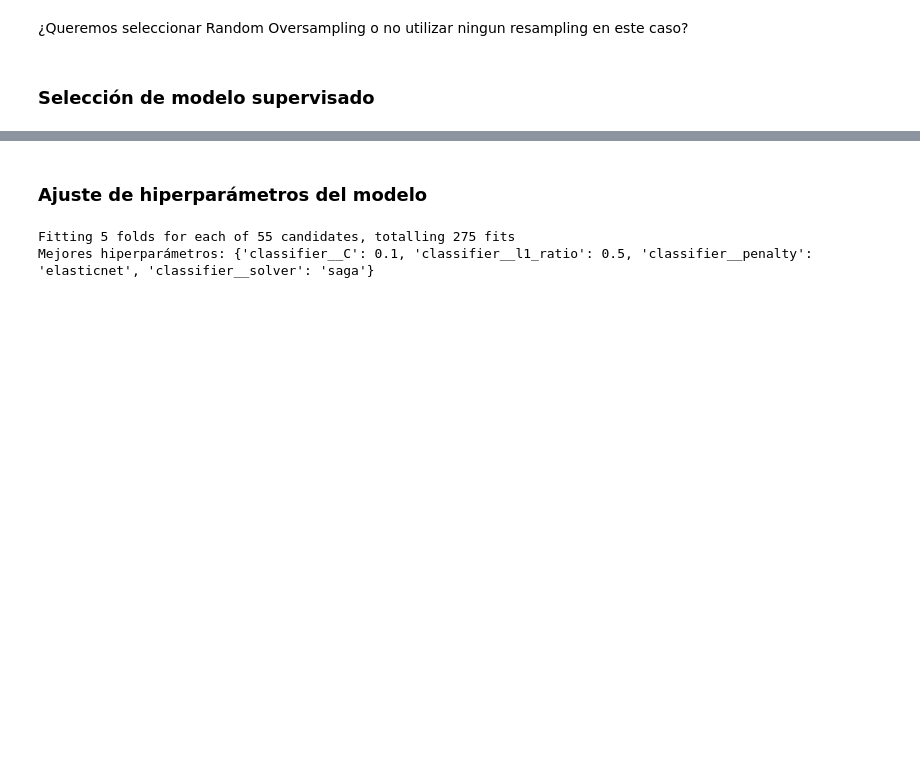
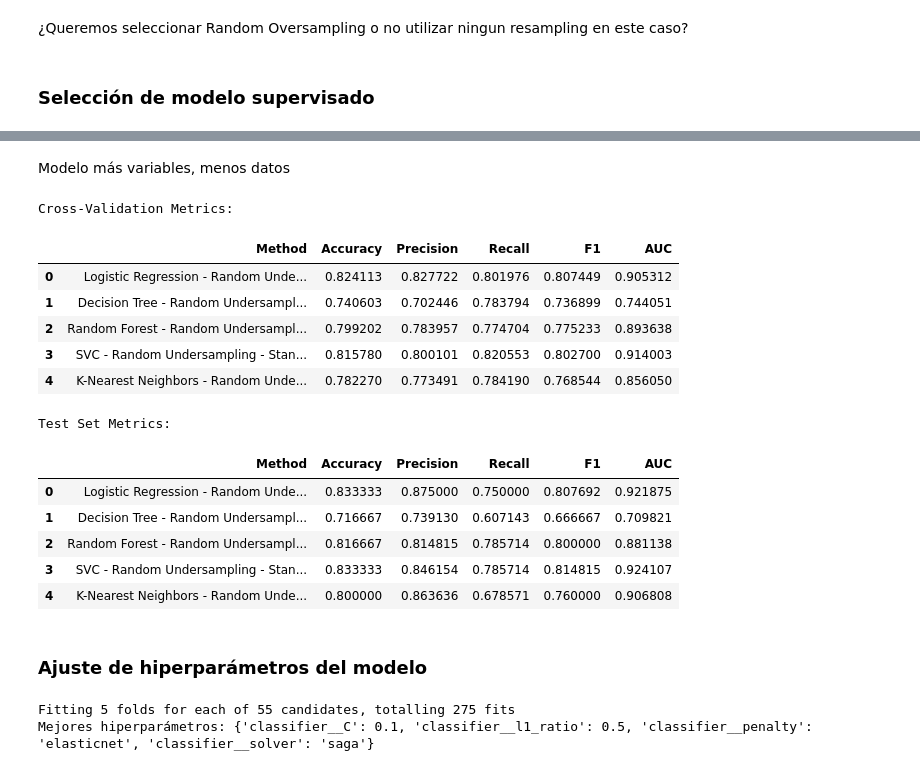
Before and after one commit to ricardogr07/trabajo-final-aprendizaje, a Jupyter notebook: src/Analisis_ML_Workflow.ipynb, the cells around one changed output, grey strips where cells are left out. Saved outputs shown, nothing was run; the diff lists cells and outputs as text; code cells hidden in the pictures; blank space fills up the shorter version.

Commit message:
Añadir modelo más variables

```diff
--- a/src/Analisis_ML_Workflow.ipynb
+++ b/src/Analisis_ML_Workflow.ipynb
@@ -760,5 +762,48 @@ Test Set Metrics:
 | 3 | SVC - Random Oversampling - Stand... | 0.817568 | 0.820513 | 0.831169 | 0.825806 | 0.895372 |
 | 4 | K-Nearest Neighbors - Random Over... | 0.790541 | 0.810811 | 0.779221 | 0.794702 | 0.854308 |
+# %% [markdown]
+Modelo más variables, menos datos
+# %%
+# Escaladores
+scalers = {
+    'StandardScaler': StandardScaler()
+}
+
+# Definir samplers
+samplers = {
+    'Random Undersampling': RandomUnderSampler(random_state=42),
+}
+
+# Modelos
+models = {
+    'Logistic Regression': LogisticRegression(class_weight='balanced', max_iter=1000, random_state=42),
+    'Decision Tree': DecisionTreeClassifier(),
+    'Random Forest': RandomForestClassifier(),
+    'SVC': SVC(probability=True),
+    'K-Nearest Neighbors': KNeighborsClassifier()
+}
+
+pipelines_list = create_pipelines(models, samplers, scalers=scalers)
+
+# Evaluar los pipelines
+results = evaluate_pipelines(X, y, pipelines_list)
+
+display_metrics(results)
+# %% [output]
+Cross-Validation Metrics:
+|  | Method | Accuracy | Precision | Recall | F1 | AUC |
+| 0 | Logistic Regression - Random Unde... | 0.824113 | 0.827722 | 0.801976 | 0.807449 | 0.905312 |
+| 1 | Decision Tree - Random Undersampl... | 0.740603 | 0.702446 | 0.783794 | 0.736899 | 0.744051 |
+| 2 | Random Forest - Random Undersampl... | 0.799202 | 0.783957 | 0.774704 | 0.775233 | 0.893638 |
+| 3 | SVC - Random Undersampling - Stan... | 0.815780 | 0.800101 | 0.820553 | 0.802700 | 0.914003 |
+| 4 | K-Nearest Neighbors - Random Unde... | 0.782270 | 0.773491 | 0.784190 | 0.768544 | 0.856050 |
+Test Set Metrics:
+|  | Method | Accuracy | Precision | Recall | F1 | AUC |
+| 0 | Logistic Regression - Random Unde... | 0.833333 | 0.875000 | 0.750000 | 0.807692 | 0.921875 |
+| 1 | Decision Tree - Random Undersampl... | 0.716667 | 0.739130 | 0.607143 | 0.666667 | 0.709821 |
+| 2 | Random Forest - Random Undersampl... | 0.816667 | 0.814815 | 0.785714 | 0.800000 | 0.881138 |
+| 3 | SVC - Random Undersampling - Stan... | 0.833333 | 0.846154 | 0.785714 | 0.814815 | 0.924107 |
+| 4 | K-Nearest Neighbors - Random Unde... | 0.800000 | 0.863636 | 0.678571 | 0.760000 | 0.906808 |
 # %% [markdown]
 ### Ajuste de hiperparámetros del modelo
 # %%
```
Also changed, not shown: parts of 10 cells of this notebook.
